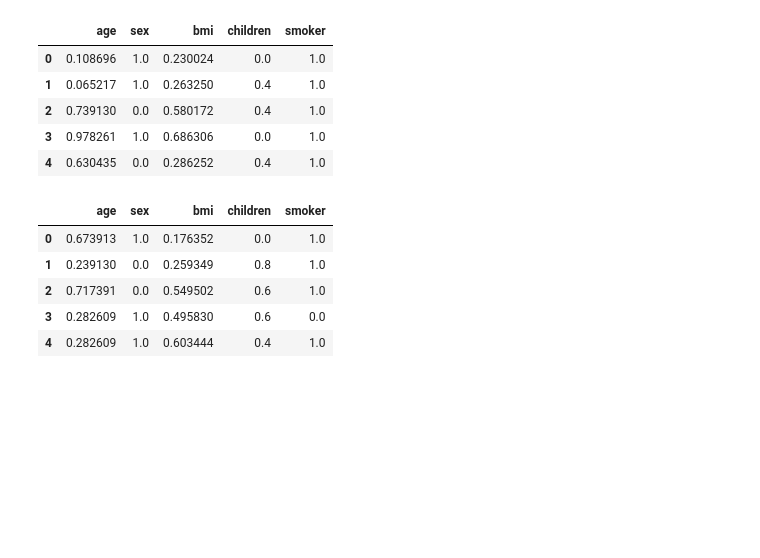
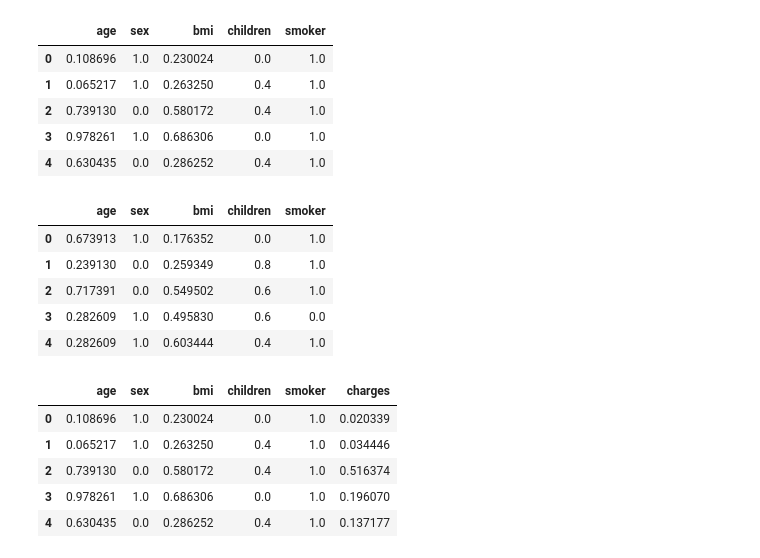
Before and after one commit to bartowen/linear_regression, a Jupyter notebook: src/explore.ipynb, the cells around one changed output. Saved outputs shown, nothing was run; the diff lists cells and outputs as text; code cells hidden in the pictures; blank space fills up the shorter version.

Commit message:
test y train data csv

```diff
--- a/src/explore.ipynb
+++ b/src/explore.ipynb
@@ -490,3 +501,17 @@ X_train_sel.to_csv('../data/processed/train_limpio.csv', index=False)
 X_test_sel.to_csv('../data/processed/test_limpio.csv', index=False)
 # %%
 # EDA TERMINADO
+# %%
+# Linear regression model
+
+train_data = pd.read_csv('../data/processed/train_limpio.csv')
+test_data = pd.read_csv('../data/processed/test_limpio.csv')
+# %%
+train_data.head()
+# %% [output]
+|  | age | sex | bmi | children | smoker | charges |
+| 0 | 0.108696 | 1.0 | 0.230024 | 0.0 | 1.0 | 0.020339 |
+| 1 | 0.065217 | 1.0 | 0.263250 | 0.4 | 1.0 | 0.034446 |
+| 2 | 0.739130 | 0.0 | 0.580172 | 0.4 | 1.0 | 0.516374 |
+| 3 | 0.978261 | 1.0 | 0.686306 | 0.0 | 1.0 | 0.196070 |
+| 4 | 0.630435 | 0.0 | 0.286252 | 0.4 | 1.0 | 0.137177 |
```
Also changed, not shown: parts of 8 cells of this notebook, 2 other files.
